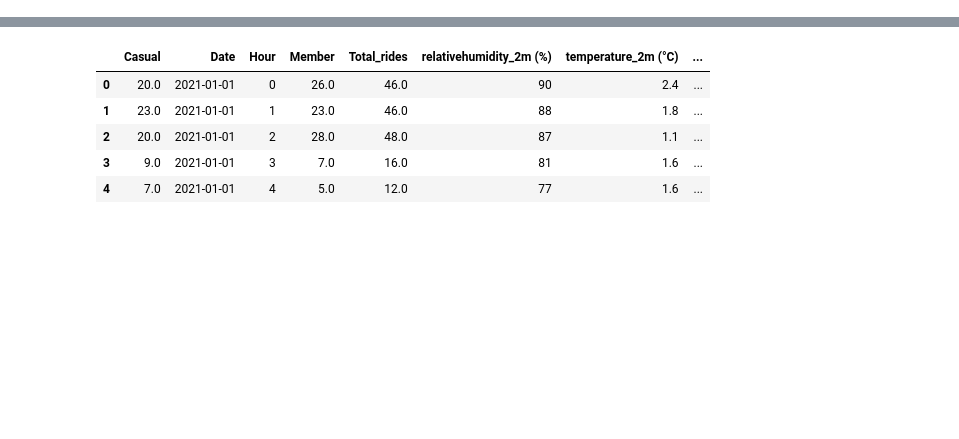
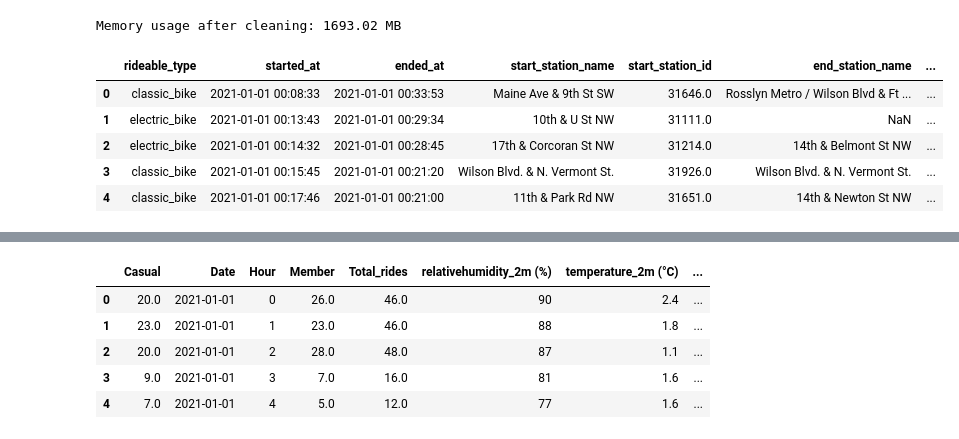
Before and after one commit to rakeshtparayil/capital_bike_share, a Jupyter notebook: capital_bike_share_EDA.ipynb, the cells around one changed output, grey strips where cells are left out. Saved outputs shown, nothing was run; the diff lists cells and outputs as text; code cells hidden in the pictures; blank space fills up the shorter version.

```diff
--- a/capital_bike_share_EDA.ipynb
+++ b/capital_bike_share_EDA.ipynb
@@ -5,5 +5,5 @@ import matplotlib.pyplot as plt
 import seaborn as sns
 
 bike_daily = pd.read_csv('daily_weather.csv')
-# bike_master = pd.read_csv('bike_full.csv', dtype={5: str, 7: str})  # Convert both columns to strings
+bike_master = pd.read_csv('bike_full.csv', dtype={5: str, 7: str})  # Convert both columns to strings
 bike_hourly = pd.read_csv('hourly_weather.csv')
@@ -10,16 +32,33 @@ bike_hourly = pd.read_csv('hourly_weather.csv')
 # %%
-# bike_master_clean = bike_master.copy()
+bike_master_clean = bike_master.copy()
 
-# # Convert datetime columns
-# bike_master_clean['started_at'] = pd.to_datetime(bike_master_clean['started_at'])
-# bike_master_clean['ended_at'] = pd.to_datetime(bike_master_clean['ended_at'])
+# Convert datetime columns
+bike_master_clean['started_at'] = pd.to_datetime(bike_master_clean['started_at'])
+bike_master_clean['ended_at'] = pd.to_datetime(bike_master_clean['ended_at'])
 
-# # Convert category columns
-# category_columns = ['rideable_type', 'start_station_name', 'end_station_name', 'member_casual']
-# for col in category_columns:
-#     bike_master_clean[col] = bike_master_clean[col].astype('category')
+# Convert category columns
+category_columns = ['rideable_type', 'start_station_name', 'end_station_name', 'member_casual']
+for col in category_columns:
+    bike_master_clean[col] = bike_master_clean[col].astype('category')
 
-# # Convert string columns (IDs)
-# string_columns = ['ride_id', 'start_station_id', 'end_station_id']
-# for col in string_columns:
-#     bike_master_clean[col] = bike_master_clean[col].astype('string')
+# Convert string columns (IDs)
+string_columns = ['ride_id', 'start_station_id', 'end_station_id']
+for col in string_columns:
+    bike_master_clean[col] = bike_master_clean[col].astype('string')
+# %%
+#dropping ride_id column
+bike_master_clean = bike_master_clean.drop(columns=['ride_id'])
+# %%
+after_cleaning = bike_master_clean.memory_usage(deep=True).sum() / 1024 ** 2
+print(f"Memory usage after cleaning: {after_cleaning:.2f} MB")
+# %% [output]
+Memory usage after cleaning: 1693.02 MB
+# %%
+bike_master_clean.head()
+# %% [output]
+|  | rideable_type | started_at | ended_at | start_station_name | start_station_id | end_station_name | ... |
+| 0 | classic_bike | 2021-01-01 00:08:33 | 2021-01-01 00:33:53 | Maine Ave & 9th St SW | 31646.0 | Rosslyn Metro / Wilson Blvd & Ft ... | ... |
+| 1 | electric_bike | 2021-01-01 00:13:43 | 2021-01-01 00:29:34 | 10th & U St NW | 31111.0 | NaN | ... |
+| 2 | electric_bike | 2021-01-01 00:14:32 | 2021-01-01 00:28:45 | 17th & Corcoran St NW | 31214.0 | 14th & Belmont St NW | ... |
+| 3 | classic_bike | 2021-01-01 00:15:45 | 2021-01-01 00:21:20 | Wilson Blvd. & N. Vermont St. | 31926.0 | Wilson Blvd. & N. Vermont St. | ... |
+| 4 | classic_bike | 2021-01-01 00:17:46 | 2021-01-01 00:21:00 | 11th & Park Rd NW | 31651.0 | 14th & Newton St NW | ... |
```
Also changed, not shown: parts of 11 cells of this notebook, 1 other file.
